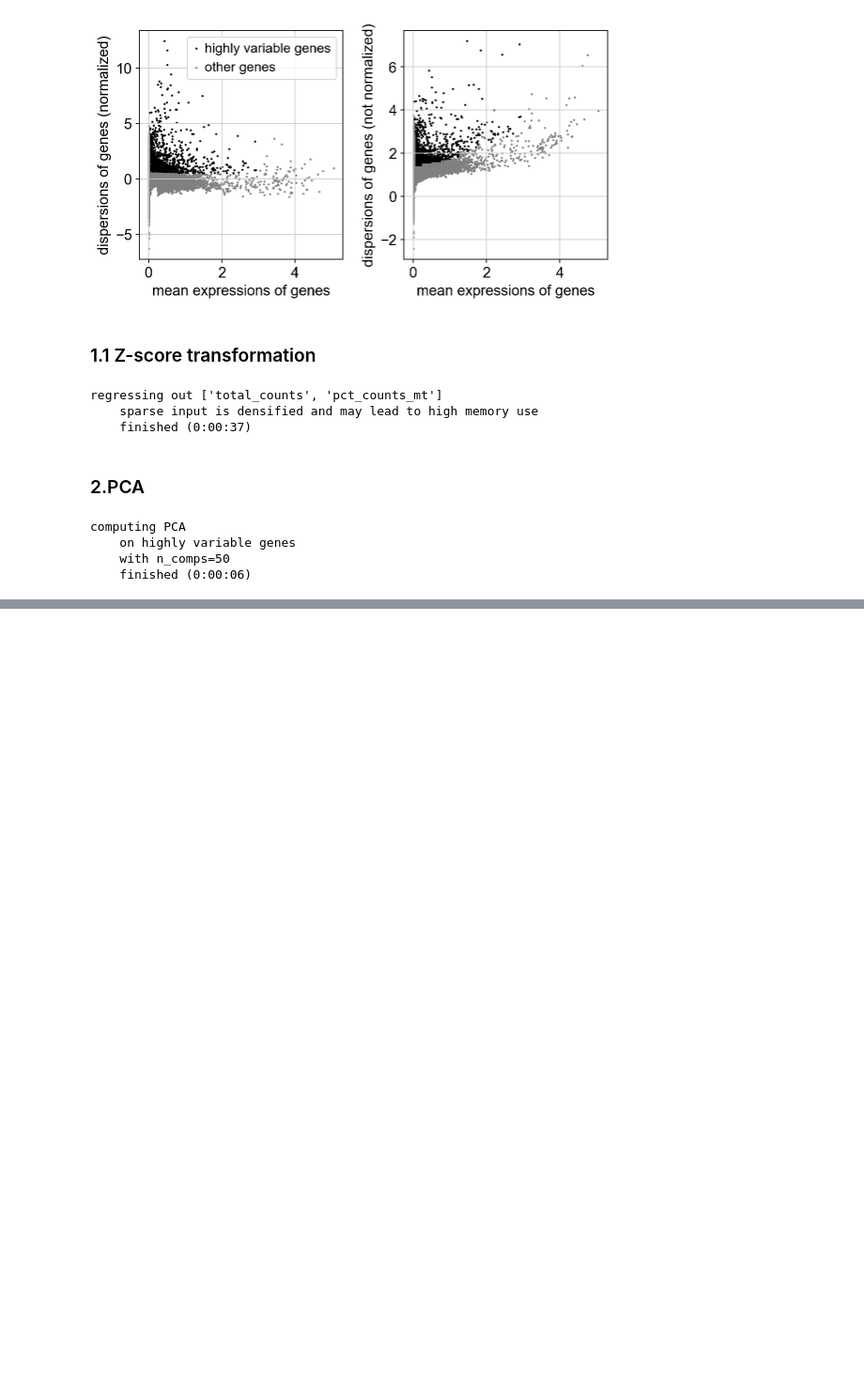
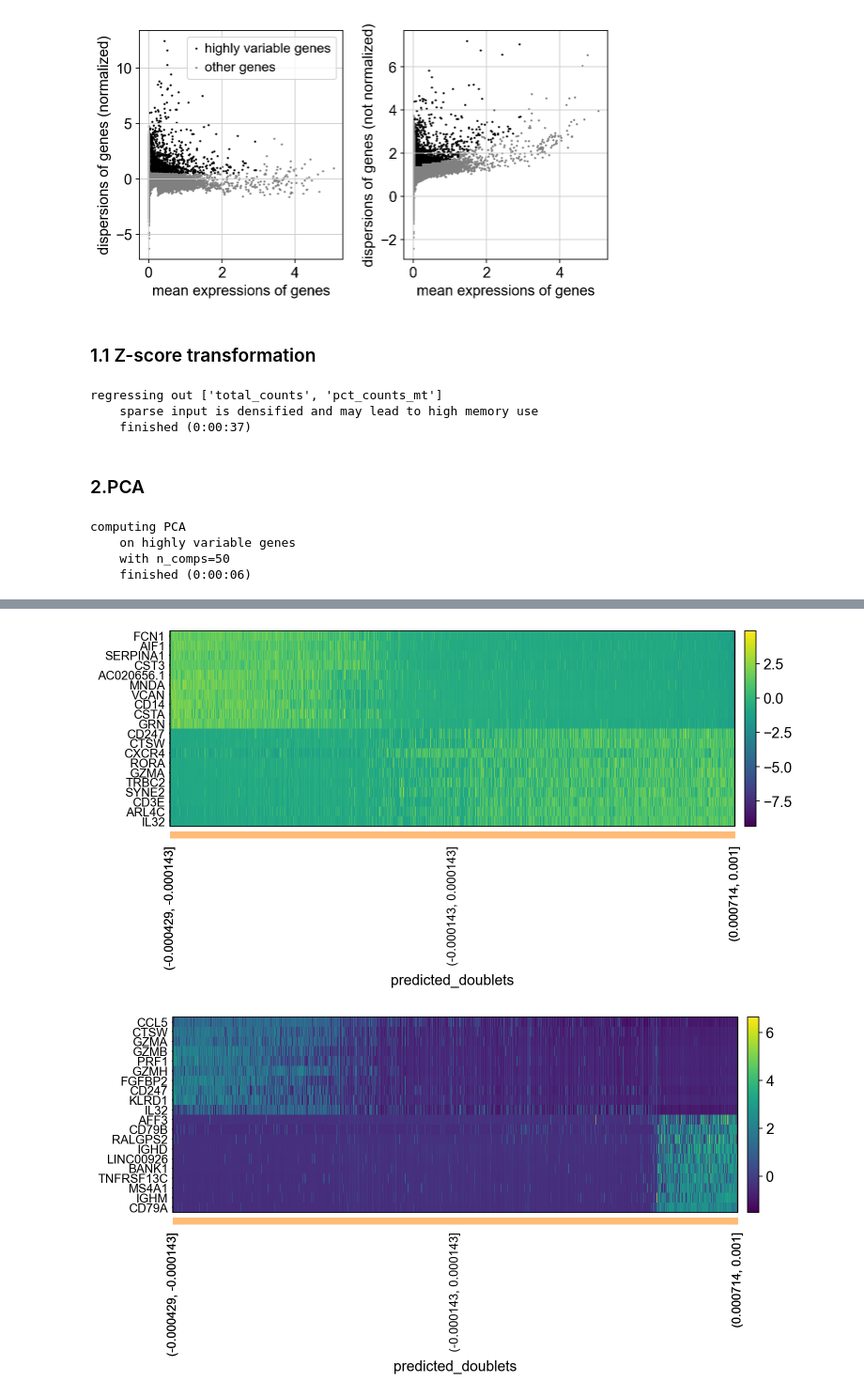
Before and after one commit to mujtababarsi/Covid-19-single-cell-analysis-Scanpy, a Jupyter notebook: Dimensionality reduction.ipynb, the cells around one changed output, grey strips where cells are left out. Shown at 94% size. Cells and saved outputs as stored; diff of their text form; code cells hidden in the pictures; blank space fills up the shorter version.

```diff
--- a/Dimensionality reduction.ipynb
+++ b/Dimensionality reduction.ipynb
@@ -87,0 +95,14 @@ sc.pl.pca(adata, color='sample', components = ['1,2', '3,4', '5,6', '7,8'], )
+# %%
+genes = adata.var['gene_ids']
+
+for pc in [1,2,3,4]:
+    g = adata.varm['PCs'][:,pc-1]
+    o = np.argsort(g)
+    sel = np.concatenate((o[:10],o[-10:])).tolist()
+    emb = adata.obsm['X_pca'][:,pc-1]
+    # order by position on that pc
+    tempdata = adata[np.argsort(emb),]
+    sc.pl.heatmap(tempdata, var_names = genes[sel].index.tolist(), groupby='predicted_doublets', swap_axes = True, use_raw=False)
+# %% [output]
+[figure, added]
+[figure, added]
```
Also changed, not shown: parts of 7 cells of this notebook.
